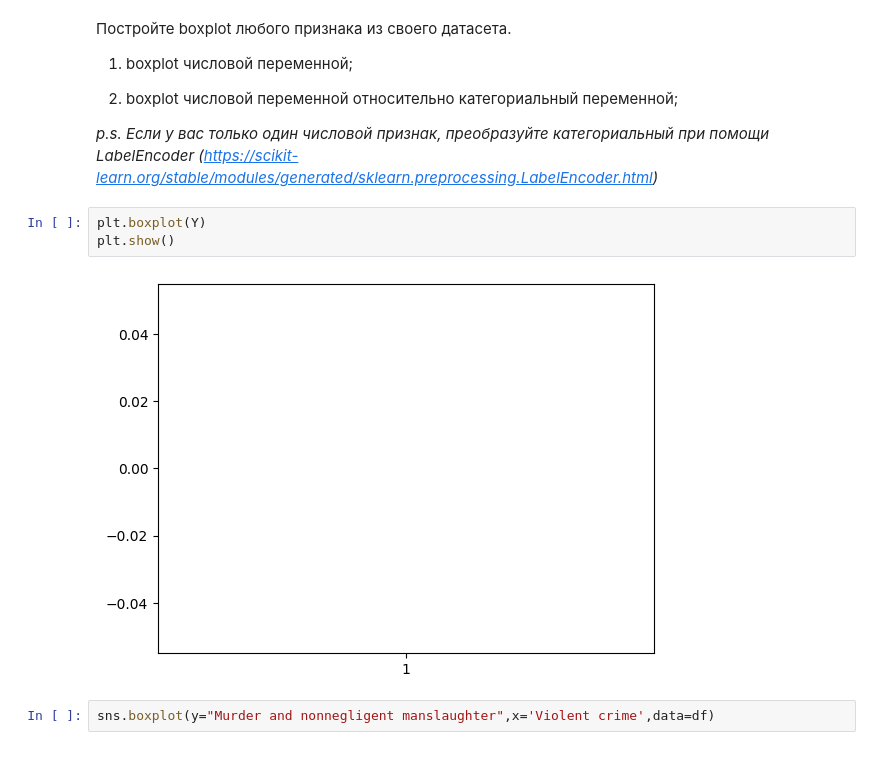
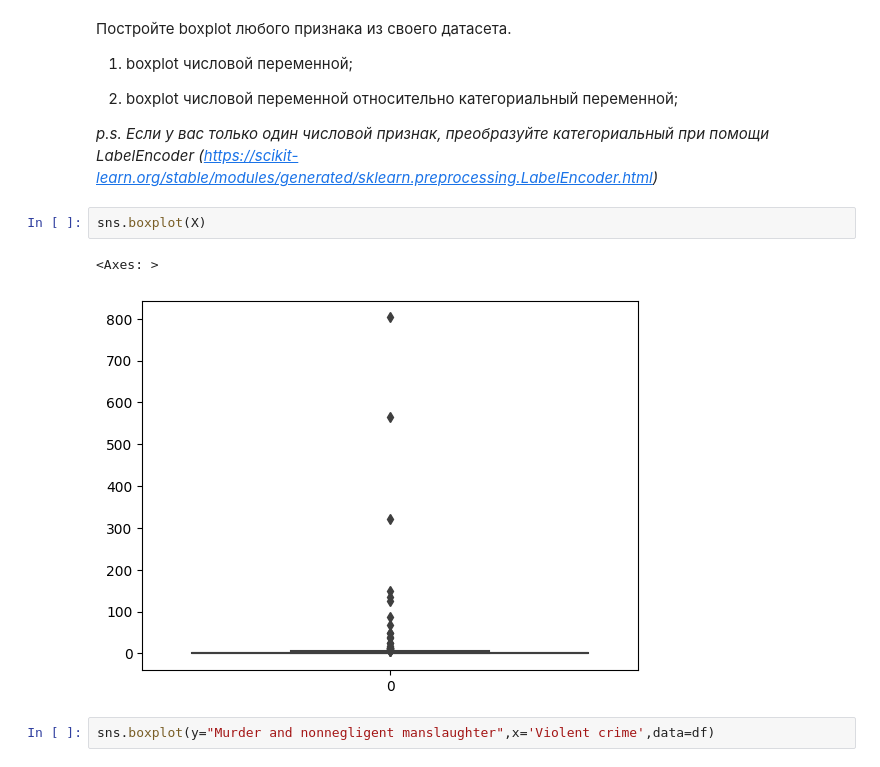
Before and after one commit to kyv1r/DZpoML1, a Jupyter notebook: lab2/Задание_2.ipynb, the cells around one changed output. Drawn from its saved outputs; the diff is of its cells as text.

```diff
--- a/lab2/Задание_2.ipynb
+++ b/lab2/Задание_2.ipynb
@@ -244,11 +244,11 @@ sns.countplot(x='Murder and nonnegligent manslaughter', hue='Violent crime', dat
 2) boxplot числовой переменной относительно категориальный переменной;
 
 *p.s. Если у вас только один числовой признак, преобразуйте категориальный при помощи LabelEncoder (https://scikit-learn.org/stable/modules/generated/sklearn.preprocessing.LabelEncoder.html)*
-# %%
-plt.boxplot(Y)
-plt.show()
-# %% [output]
-[figure, removed]
+# %%
+sns.boxplot(X)
+# %% [output]
+<Axes: >
+[figure, added]
 # %%
 sns.boxplot(y="Murder and nonnegligent manslaughter",x='Violent crime',data=df)
 # %% [output]
```
Also changed, not shown: parts of 6 cells of this notebook.
